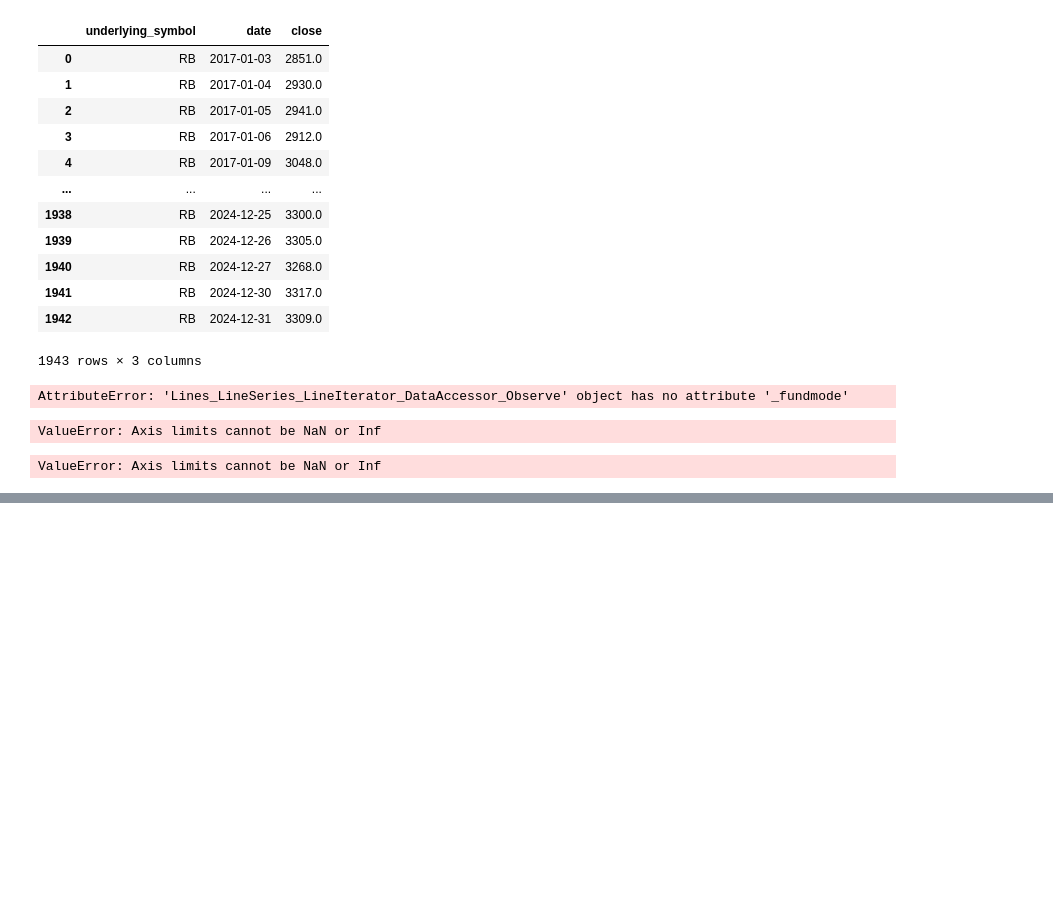
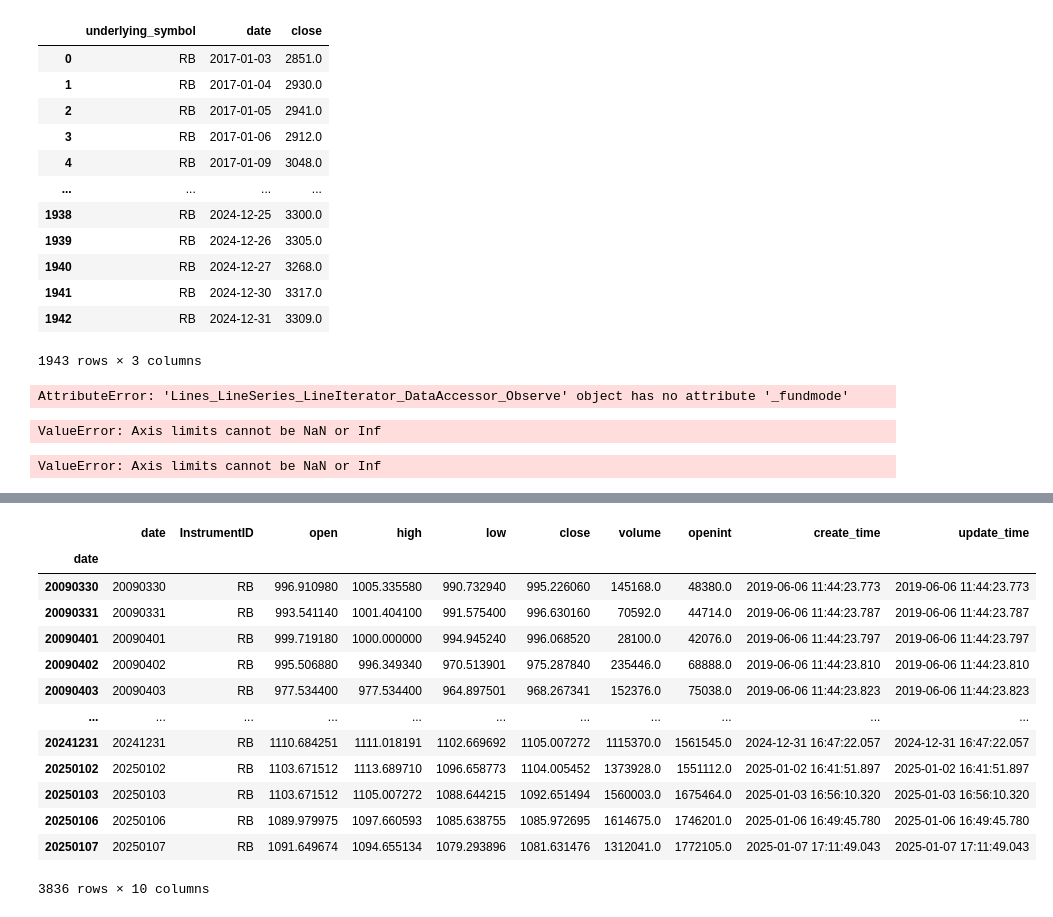
Before and after one commit to sobremesa-data/mybacktrader, a Jupyter notebook: arbitrage/show_data.ipynb, the cells around one changed output, grey strips where cells are left out. Cells and saved outputs as stored; diff of their text form; code cells hidden in the pictures; blank space fills up the shorter version.

```diff
--- a/arbitrage/show_data.ipynb
+++ b/arbitrage/show_data.ipynb
@@ -270,3 +270,7 @@ cerebro.plot()
 ValueError: Axis limits cannot be NaN or Inf
 # %%
 df_I = pd.read_hdf(output_file, key='/I').reset_index()
+# %%
+# 读取数据
+output_file = 'D://y5//RB_daily.h5'
+df_RB = pd.read_hdf(output_file, key='data')
@@ -272,0 +315,17 @@ df_I = pd.read_hdf(output_file, key='/I').reset_index()
+# %%
+df_RB
+# %% [output]
+|  | date | InstrumentID | open | high | low | close | volume | openint | create_time | update_time |
+| date |  |  |  |  |  |  |  |  |  |  |
+| 20090330 | 20090330 | RB | 996.910980 | 1005.335580 | 990.732940 | 995.226060 | 145168.0 | 48380.0 | 2019-06-06 11:44:23.773 | 2019-06-06 11:44:23.773 |
+| 20090331 | 20090331 | RB | 993.541140 | 1001.404100 | 991.575400 | 996.630160 | 70592.0 | 44714.0 | 2019-06-06 11:44:23.787 | 2019-06-06 11:44:23.787 |
+| 20090401 | 20090401 | RB | 999.719180 | 1000.000000 | 994.945240 | 996.068520 | 28100.0 | 42076.0 | 2019-06-06 11:44:23.797 | 2019-06-06 11:44:23.797 |
+| 20090402 | 20090402 | RB | 995.506880 | 996.349340 | 970.513901 | 975.287840 | 235446.0 | 68888.0 | 2019-06-06 11:44:23.810 | 2019-06-06 11:44:23.810 |
+| 20090403 | 20090403 | RB | 977.534400 | 977.534400 | 964.897501 | 968.267341 | 152376.0 | 75038.0 | 2019-06-06 11:44:23.823 | 2019-06-06 11:44:23.823 |
+| ... | ... | ... | ... | ... | ... | ... | ... | ... | ... | ... |
+| 20241231 | 20241231 | RB | 1110.684251 | 1111.018191 | 1102.669692 | 1105.007272 | 1115370.0 | 1561545.0 | 2024-12-31 16:47:22.057 | 2024-12-31 16:47:22.057 |
+| 20250102 | 20250102 | RB | 1103.671512 | 1113.689710 | 1096.658773 | 1104.005452 | 1373928.0 | 1551112.0 | 2025-01-02 16:41:51.897 | 2025-01-02 16:41:51.897 |
+| 20250103 | 20250103 | RB | 1103.671512 | 1105.007272 | 1088.644215 | 1092.651494 | 1560003.0 | 1675464.0 | 2025-01-03 16:56:10.320 | 2025-01-03 16:56:10.320 |
+| 20250106 | 20250106 | RB | 1089.979975 | 1097.660593 | 1085.638755 | 1085.972695 | 1614675.0 | 1746201.0 | 2025-01-06 16:49:45.780 | 2025-01-06 16:49:45.780 |
+| 20250107 | 20250107 | RB | 1091.649674 | 1094.655134 | 1079.293896 | 1081.631476 | 1312041.0 | 1772105.0 | 2025-01-07 17:11:49.043 | 2025-01-07 17:11:49.043 |
+3836 rows × 10 columns
```
Also changed, not shown: parts of 5 cells of this notebook, 5 other files.
